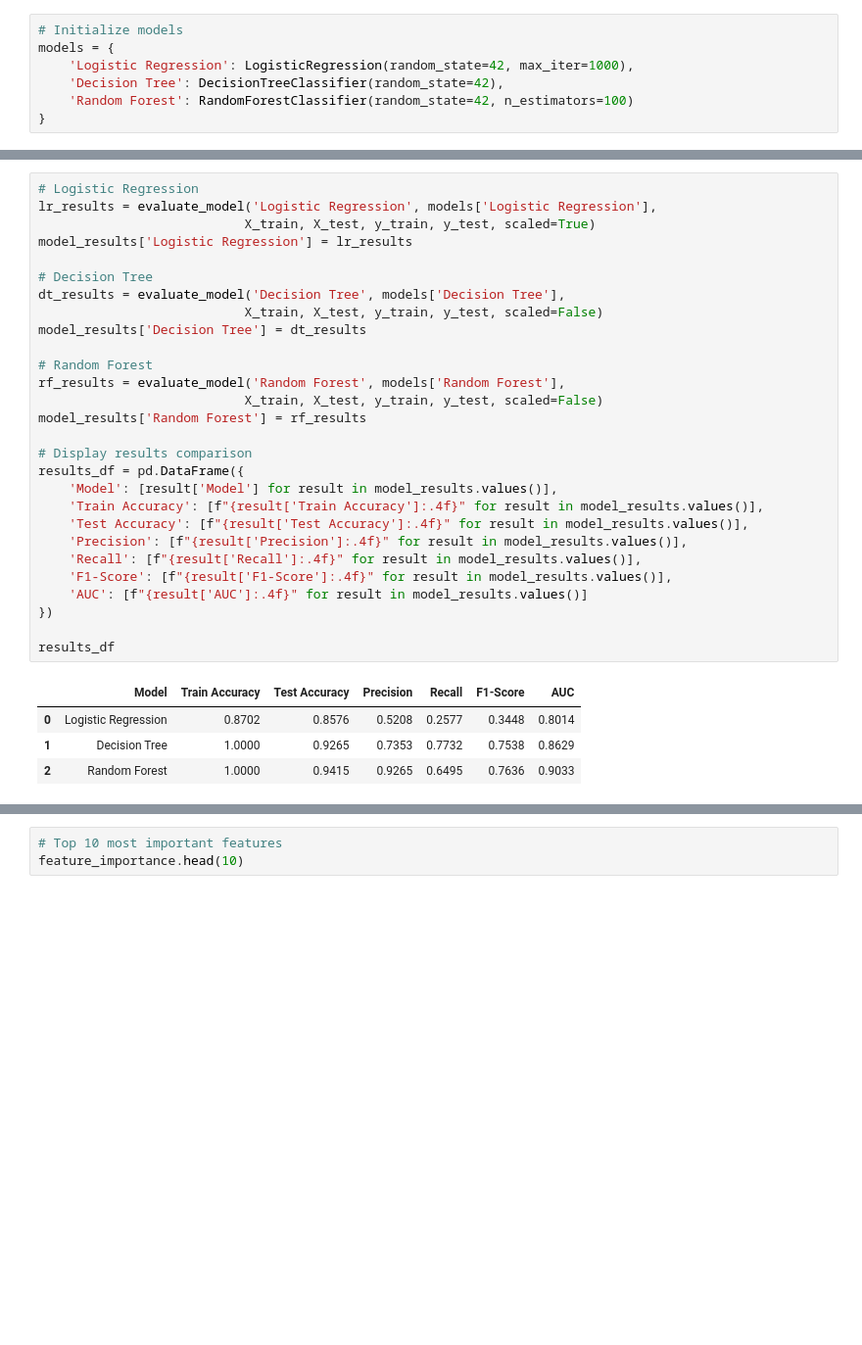
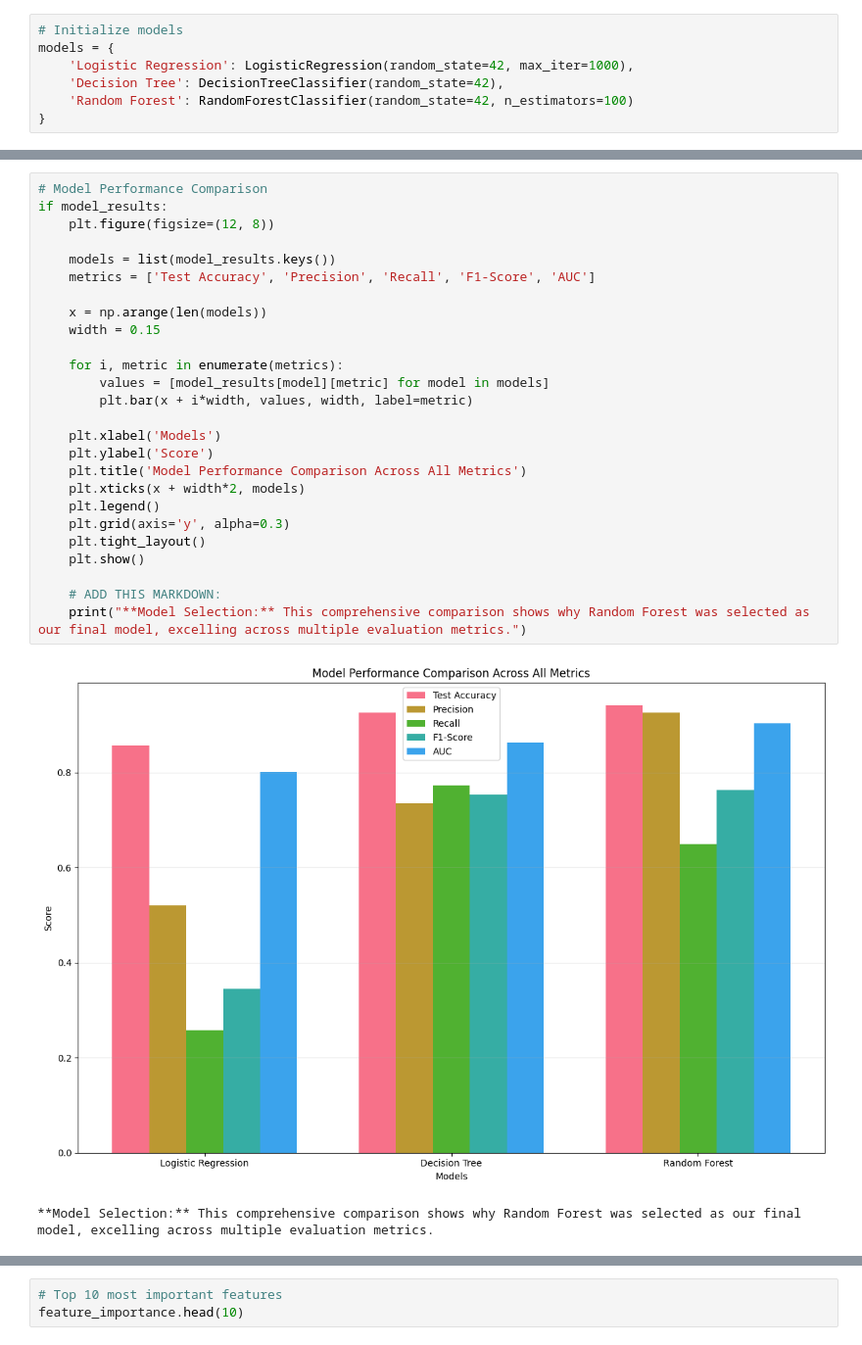
Before and after one commit to Navross/TelCom_Customer_Churn, a Jupyter notebook: syriatel_notebook_churn.ipynb, the cells around one changed output, grey strips where cells are left out. Shown: that part at 98% size. Saved outputs shown, nothing was run; the diff lists cells and outputs as text; blank space fills up the shorter version.

Commit message:
conclusion update, visualizations interpretation

```diff
--- a/syriatel_notebook_churn.ipynb
+++ b/syriatel_notebook_churn.ipynb
@@ -258,36 +297,32 @@ model_results = {}
-# %%
-# Logistic Regression
-lr_results = evaluate_model('Logistic Regression', models['Logistic Regression'],
-                           X_train, X_test, y_train, y_test, scaled=True)
-model_results['Logistic Regression'] = lr_results
-
-# Decision Tree
-dt_results = evaluate_model('Decision Tree', models['Decision Tree'],
-                           X_train, X_test, y_train, y_test, scaled=False)
-model_results['Decision Tree'] = dt_results
-
-# Random Forest
-rf_results = evaluate_model('Random Forest', models['Random Forest'],
-                           X_train, X_test, y_train, y_test, scaled=False)
-model_results['Random Forest'] = rf_results
-
-# Display results comparison
-results_df = pd.DataFrame({
-    'Model': [result['Model'] for result in model_results.values()],
-    'Train Accuracy': [f"{result['Train Accuracy']:.4f}" for result in model_results.values()],
-    'Test Accuracy': [f"{result['Test Accuracy']:.4f}" for result in model_results.values()],
-    'Precision': [f"{result['Precision']:.4f}" for result in model_results.values()],
-    'Recall': [f"{result['Recall']:.4f}" for result in model_results.values()],
-    'F1-Score': [f"{result['F1-Score']:.4f}" for result in model_results.values()],
-    'AUC': [f"{result['AUC']:.4f}" for result in model_results.values()]
-})
-
-results_df
-# %% [output]
-|  | Model | Train Accuracy | Test Accuracy | Precision | Recall | F1-Score | AUC |
-| 0 | Logistic Regression | 0.8702 | 0.8576 | 0.5208 | 0.2577 | 0.3448 | 0.8014 |
-| 1 | Decision Tree | 1.0000 | 0.9265 | 0.7353 | 0.7732 | 0.7538 | 0.8629 |
-| 2 | Random Forest | 1.0000 | 0.9415 | 0.9265 | 0.6495 | 0.7636 | 0.9033 |
+# %%
+# Model Performance Comparison
+if model_results:
+    plt.figure(figsize=(12, 8))
+
+    models = list(model_results.keys())
+    metrics = ['Test Accuracy', 'Precision', 'Recall', 'F1-Score', 'AUC']
+
+    x = np.arange(len(models))
+    width = 0.15
+
+    for i, metric in enumerate(metrics):
+        values = [model_results[model][metric] for model in models]
+        plt.bar(x + i*width, values, width, label=metric)
+
+    plt.xlabel('Models')
+    plt.ylabel('Score')
+    plt.title('Model Performance Comparison Across All Metrics')
+    plt.xticks(x + width*2, models)
+    plt.legend()
+    plt.grid(axis='y', alpha=0.3)
+    plt.tight_layout()
+    plt.show()
+
+    # ADD THIS MARKDOWN:
+    print("**Model Selection:** This comprehensive comparison shows why Random Forest was selected as our final model, excelling across multiple evaluation metrics.")
+# %% [output]
+[figure, added]
+**Model Selection:** This comprehensive comparison shows why Random Forest was selected as our final model, excelling across multiple evaluation metrics.
 # %%
 # Hyperparameter tuning for Random Forest
 rf_param_grid = {
```
Also changed, not shown: parts of 8 cells of this notebook.
